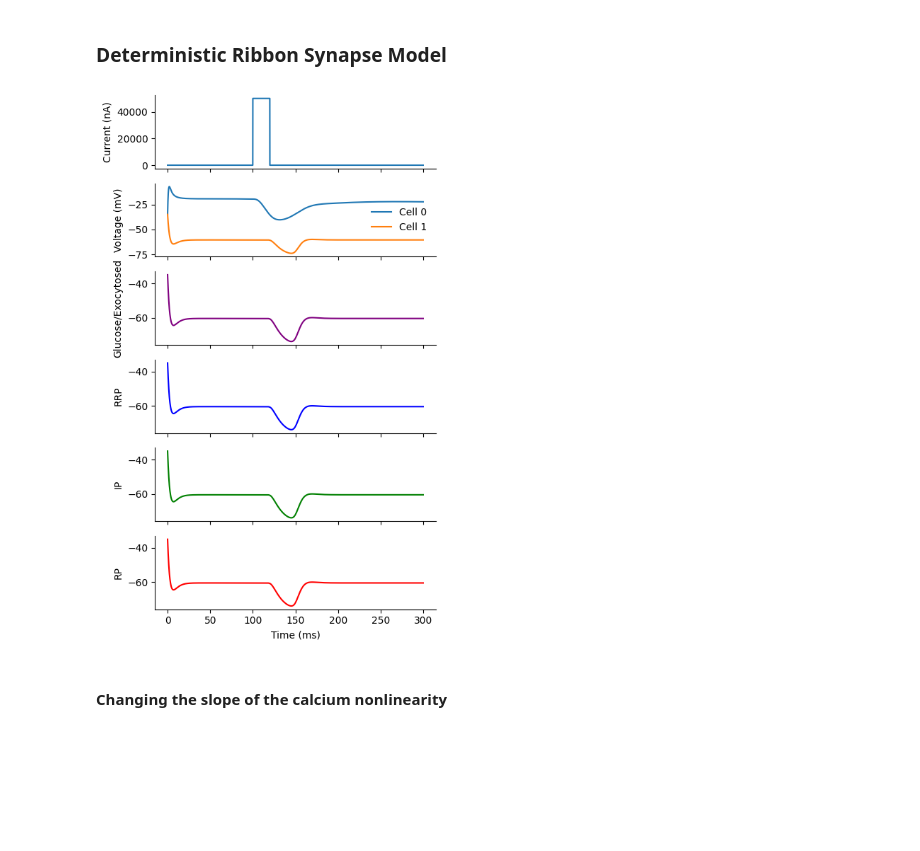
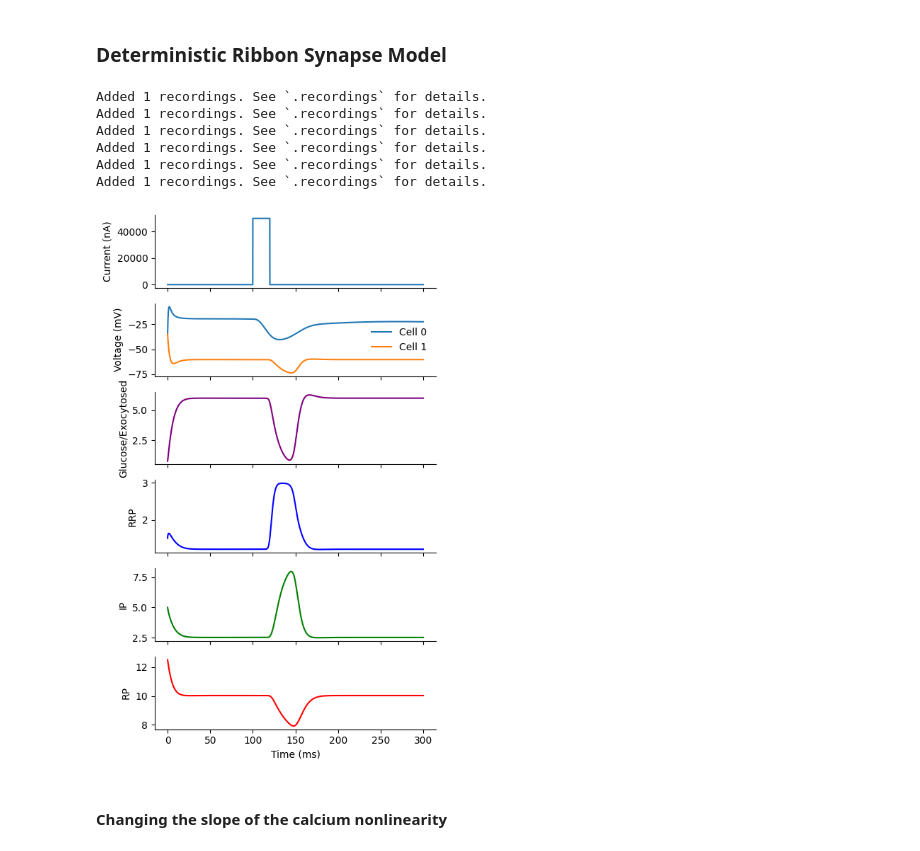
Before and after one commit to jaxleyverse/jaxley-mech, a Jupyter notebook: notebooks/synapses/ribbon.ipynb, the cells around one changed output. Saved outputs shown, nothing was run; the diff lists cells and outputs as text; code cells hidden in the pictures; blank space fills up the shorter version.

```diff
--- a/notebooks/synapses/ribbon.ipynb
+++ b/notebooks/synapses/ribbon.ipynb
@@ -68,46 +68,52 @@ cell2.insert(Leak())
 network.init_states()
 
 network.delete_recordings()
-network.cell(0).record(verbose=False)
-network.cell(1).record(verbose=False)
-network.cell(0).record("RibbonSynapse_exo", verbose=False)
-network.cell(0).record("RibbonSynapse_RRP", verbose=False)
-network.cell(0).record("RibbonSynapse_IP", verbose=False)
-network.cell(0).record("RibbonSynapse_RP", verbose=False)
+network.cell(0).record(verbose=True)
+network.cell(1).record(verbose=True)
+network.cell([0, 1]).record("RibbonSynapse_exo", verbose=True)
+network.cell([0, 1]).record("RibbonSynapse_RRP", verbose=True)
+network.cell([0, 1]).record("RibbonSynapse_IP", verbose=True)
+network.cell([0, 1]).record("RibbonSynapse_RP", verbose=True)
 
 time = jnp.arange(0, t_max, step=dt)
 inp_current = jnp.zeros_like(time)
 inp_current = inp_current.at[int(100/dt):int(120/dt)].set(50_000)
 
 data_clamps = None
 data_clamps = network.cell(0).data_clamp("Phototransduction_Stim", inp_current, data_clamps=data_clamps)
 
 v = jx.integrate(
     network, t_max=t_max, delta_t=dt, solver="bwd_euler", data_clamps=data_clamps
 )
 
 fig, ax = plt.subplots(6, 1, figsize=(5, 8), sharex=True)
 
 _ = ax[0].plot(time, inp_current)
 _ = ax[1].plot(time, v[0, :-1], label="Cell 0")
 _ = ax[1].plot(time, v[1, :-1], label="Cell 1")
 ax[1].legend(frameon=False)
 _ = ax[2].plot(time, v[2, :-1], label="Glu/Exocytozed", color="purple")
 _ = ax[3].plot(time, v[3, :-1], label="RRP", color="blue")
 _ = ax[4].plot(time, v[4, :-1], label="IP", color="green")
 _ = ax[5].plot(time, v[5, :-1], label="RP", color="red")
 
 ax[0].set_ylabel("Current (nA)")
 ax[1].set_ylabel("Voltage (mV)")
 ax[2].set_ylabel("Glucose/Exocytosed")
 ax[3].set_ylabel("RRP")
 ax[4].set_ylabel("IP")
 ax[5].set_ylabel("RP")
 ax[5].set_xlabel("Time (ms)")
 sns.despine()
 plt.tight_layout();
 # %% [output]
+Added 1 recordings. See `.recordings` for details.
+Added 1 recordings. See `.recordings` for details.
+Added 1 recordings. See `.recordings` for details.
+Added 1 recordings. See `.recordings` for details.
+Added 1 recordings. See `.recordings` for details.
+Added 1 recordings. See `.recordings` for details.
-[figure, old version]
+[figure, new version]
 # %% [markdown]
 #### Changing the slope of the calcium nonlinearity
 # %%
```
Also changed, not shown: parts of 1 cell of this notebook.
